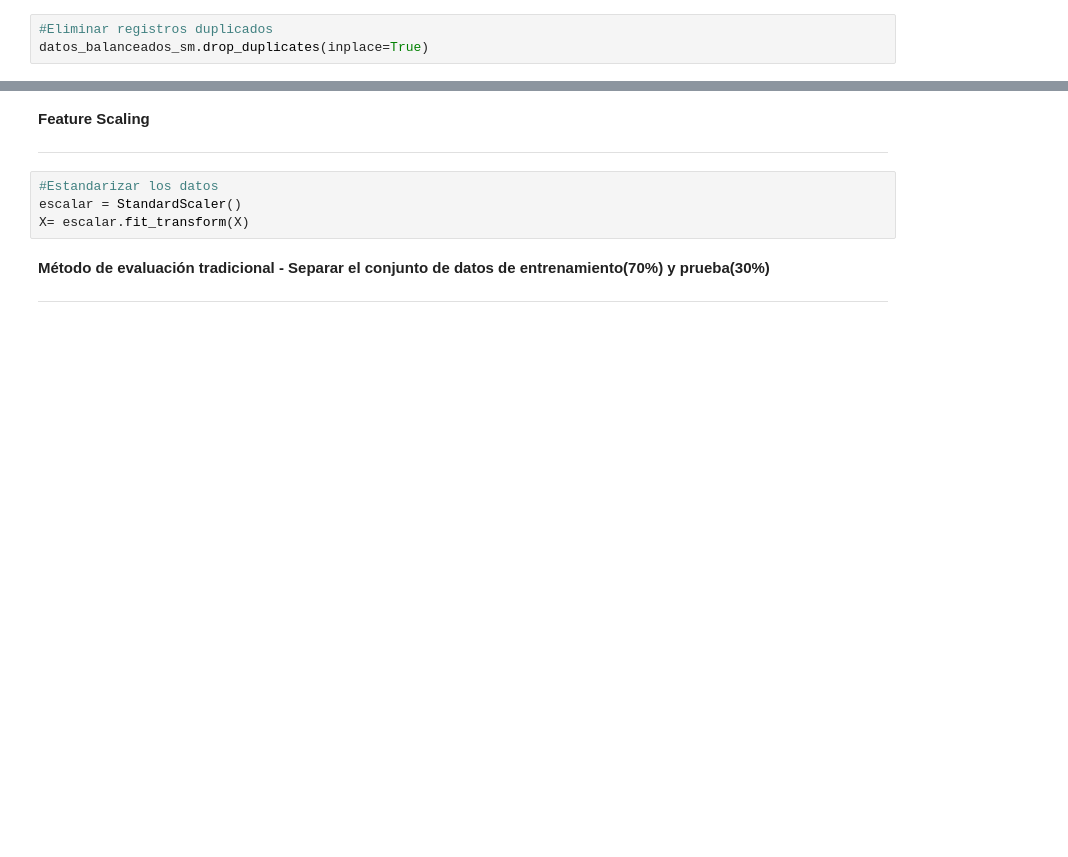
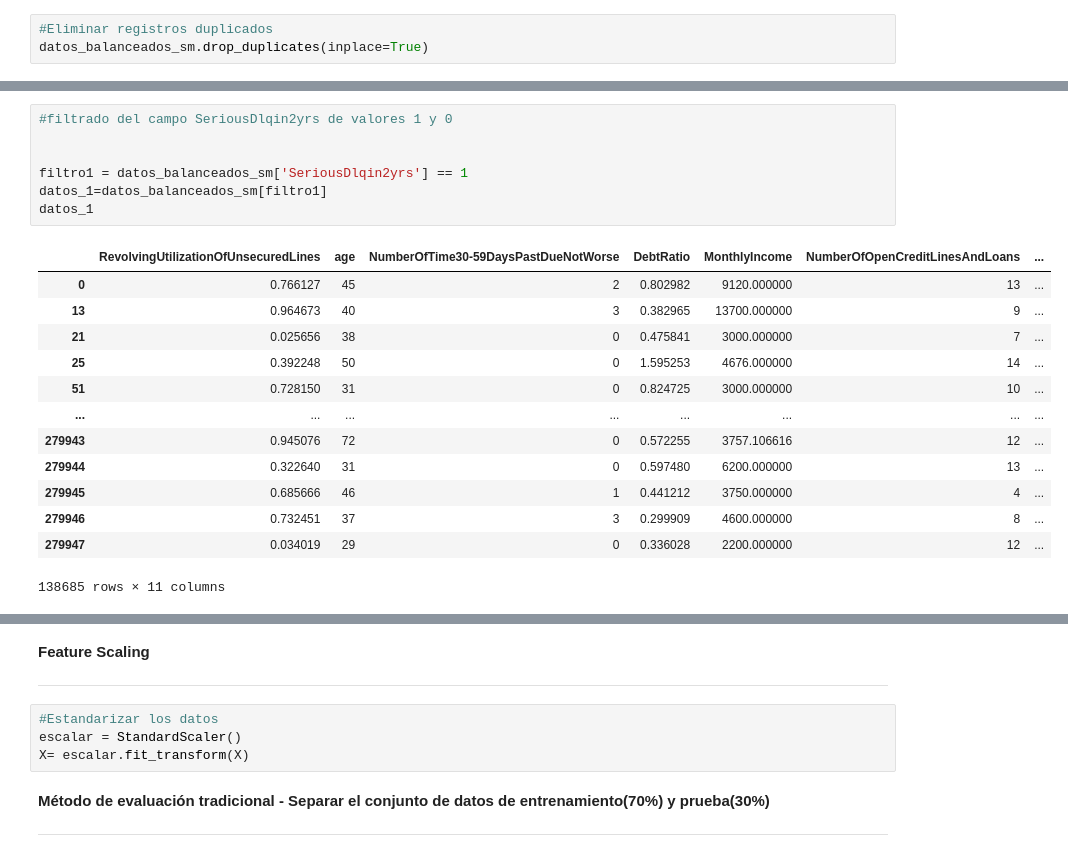
Before and after one commit to PDCaire10/USIL_Capstone_202202_G10_MLP_Bagging, a Jupyter notebook: Modelo_MLP+Bagging.ipynb, the cells around one changed output, grey strips where cells are left out. Cells and saved outputs as stored; diff of their text form; blank space fills up the shorter version.

```diff
--- a/Modelo_MLP+Bagging.ipynb
+++ b/Modelo_MLP+Bagging.ipynb
@@ -317,0 +329,21 @@ datos_balanceados_sm.shape
+# %%
+#filtrado del campo SeriousDlqin2yrs de valores 1 y 0
+
+
+filtro1 = datos_balanceados_sm['SeriousDlqin2yrs'] == 1
+datos_1=datos_balanceados_sm[filtro1]
+datos_1
+# %% [output]
+|  | RevolvingUtilizationOfUnsecuredLines | age | NumberOfTime30-59DaysPastDueNotWorse | DebtRatio | MonthlyIncome | NumberOfOpenCreditLinesAndLoans | ... |
+| 0 | 0.766127 | 45 | 2 | 0.802982 | 9120.000000 | 13 | ... |
+| 13 | 0.964673 | 40 | 3 | 0.382965 | 13700.000000 | 9 | ... |
+| 21 | 0.025656 | 38 | 0 | 0.475841 | 3000.000000 | 7 | ... |
+| 25 | 0.392248 | 50 | 0 | 1.595253 | 4676.000000 | 14 | ... |
+| 51 | 0.728150 | 31 | 0 | 0.824725 | 3000.000000 | 10 | ... |
+| ... | ... | ... | ... | ... | ... | ... | ... |
+| 279943 | 0.945076 | 72 | 0 | 0.572255 | 3757.106616 | 12 | ... |
+| 279944 | 0.322640 | 31 | 0 | 0.597480 | 6200.000000 | 13 | ... |
+| 279945 | 0.685666 | 46 | 1 | 0.441212 | 3750.000000 | 4 | ... |
+| 279946 | 0.732451 | 37 | 3 | 0.299909 | 4600.000000 | 8 | ... |
+| 279947 | 0.034019 | 29 | 0 | 0.336028 | 2200.000000 | 12 | ... |
+138685 rows × 11 columns
```
Also changed, not shown: parts of 39 cells of this notebook.
